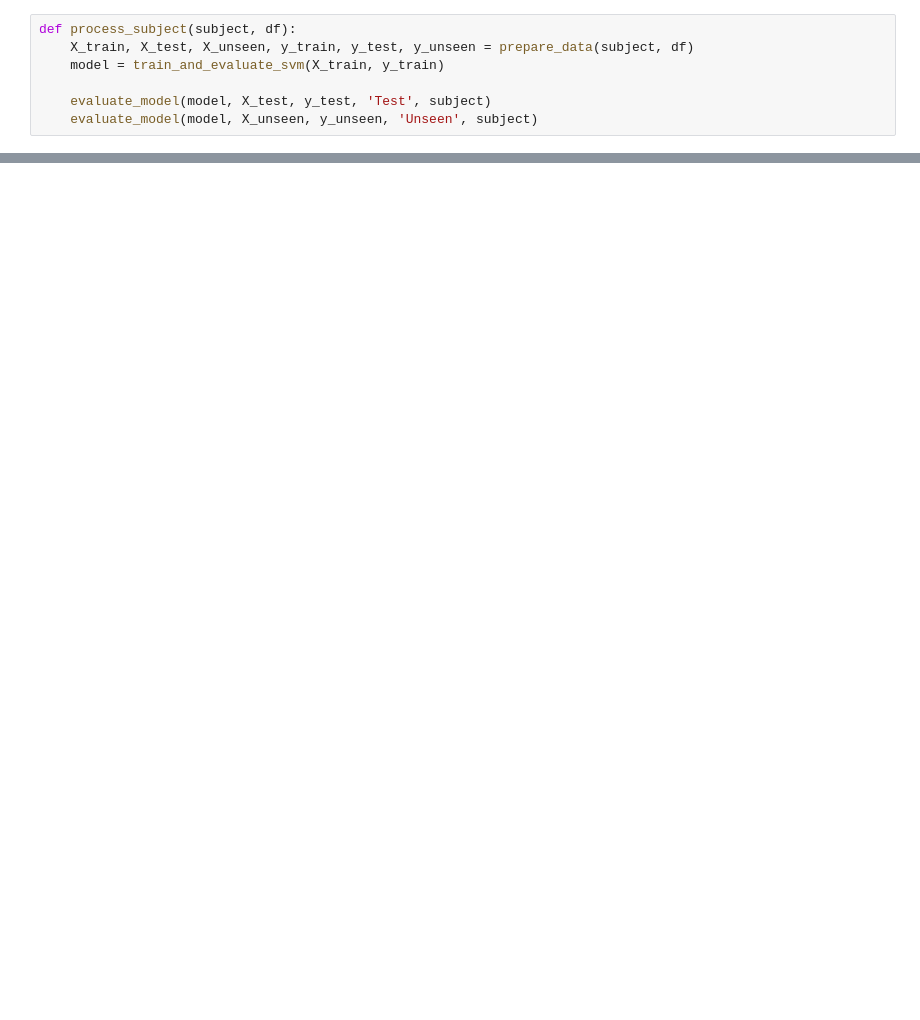
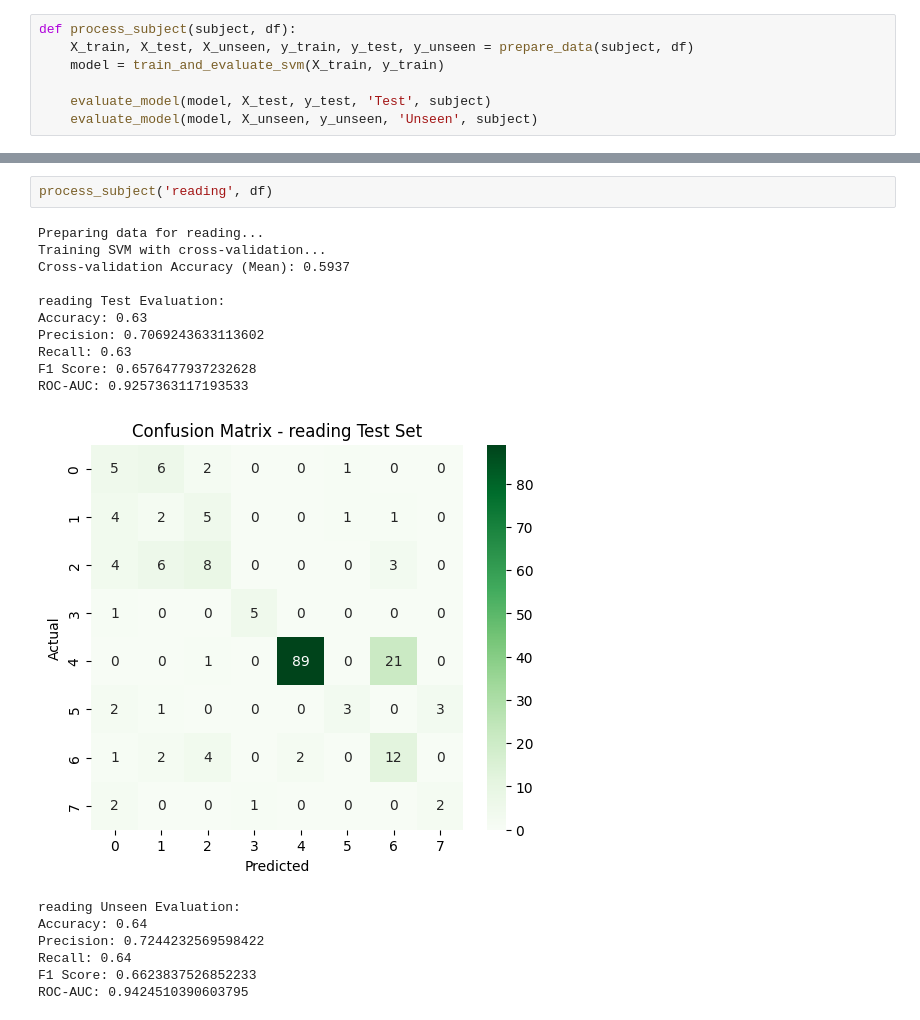
Before and after one commit to VladTemp27/student-classification-model, a Jupyter notebook: SVM.ipynb, the cells around one changed output, grey strips where cells are left out. Cells and saved outputs as stored; diff of their text form; blank space fills up the shorter version.

```diff
--- a/SVM.ipynb
+++ b/SVM.ipynb
@@ -208,0 +117,20 @@ ROC-AUC: 0.9540632534419345
+# %%
+process_subject('reading', df)
+# %% [output]
+Preparing data for reading...
+Training SVM with cross-validation...
+Cross-validation Accuracy (Mean): 0.5937
+
+reading Test Evaluation:
+Accuracy: 0.63
+Precision: 0.7069243633113602
+Recall: 0.63
+F1 Score: 0.6576477937232628
+ROC-AUC: 0.9257363117193533
+[figure, added]
+reading Unseen Evaluation:
+Accuracy: 0.64
+Precision: 0.7244232569598422
+Recall: 0.64
+F1 Score: 0.6623837526852233
+ROC-AUC: 0.9424510390603795
```
Also changed, not shown: parts of 7 cells of this notebook.
